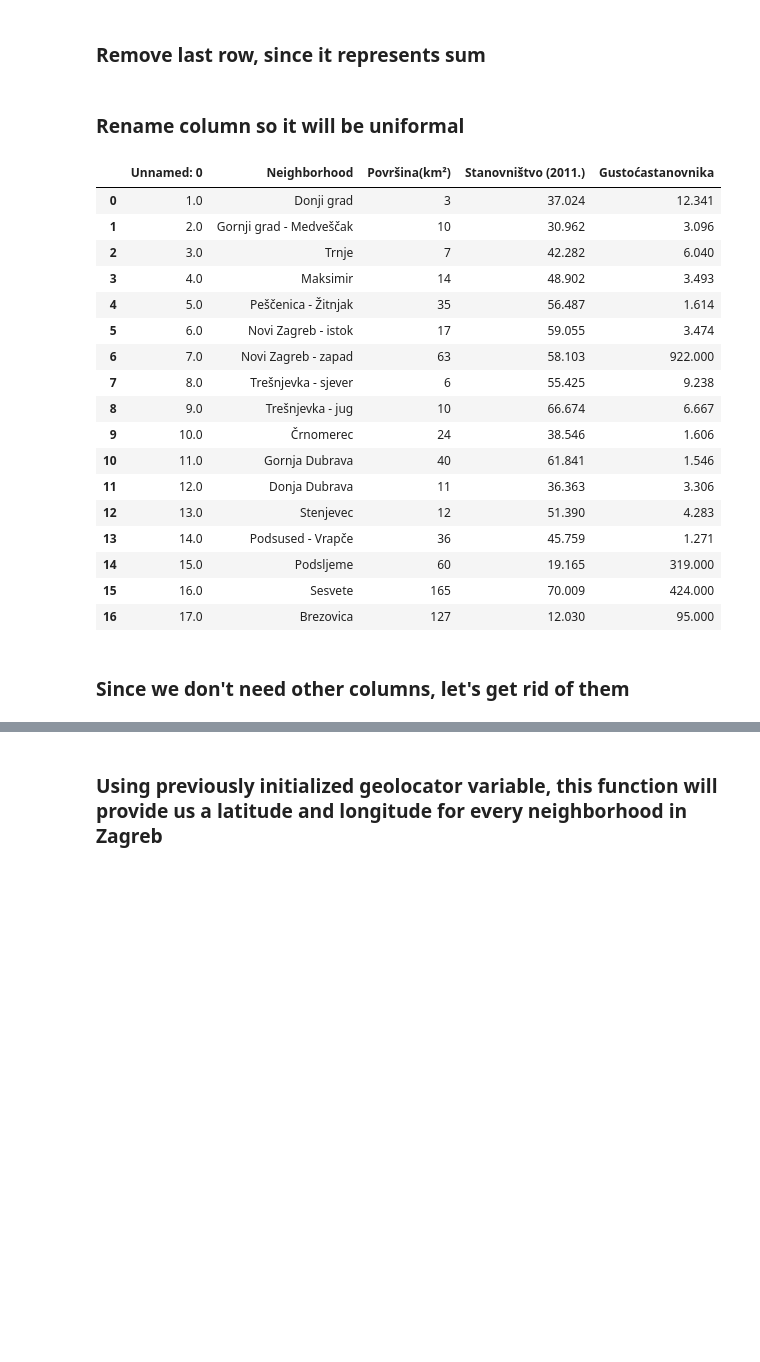
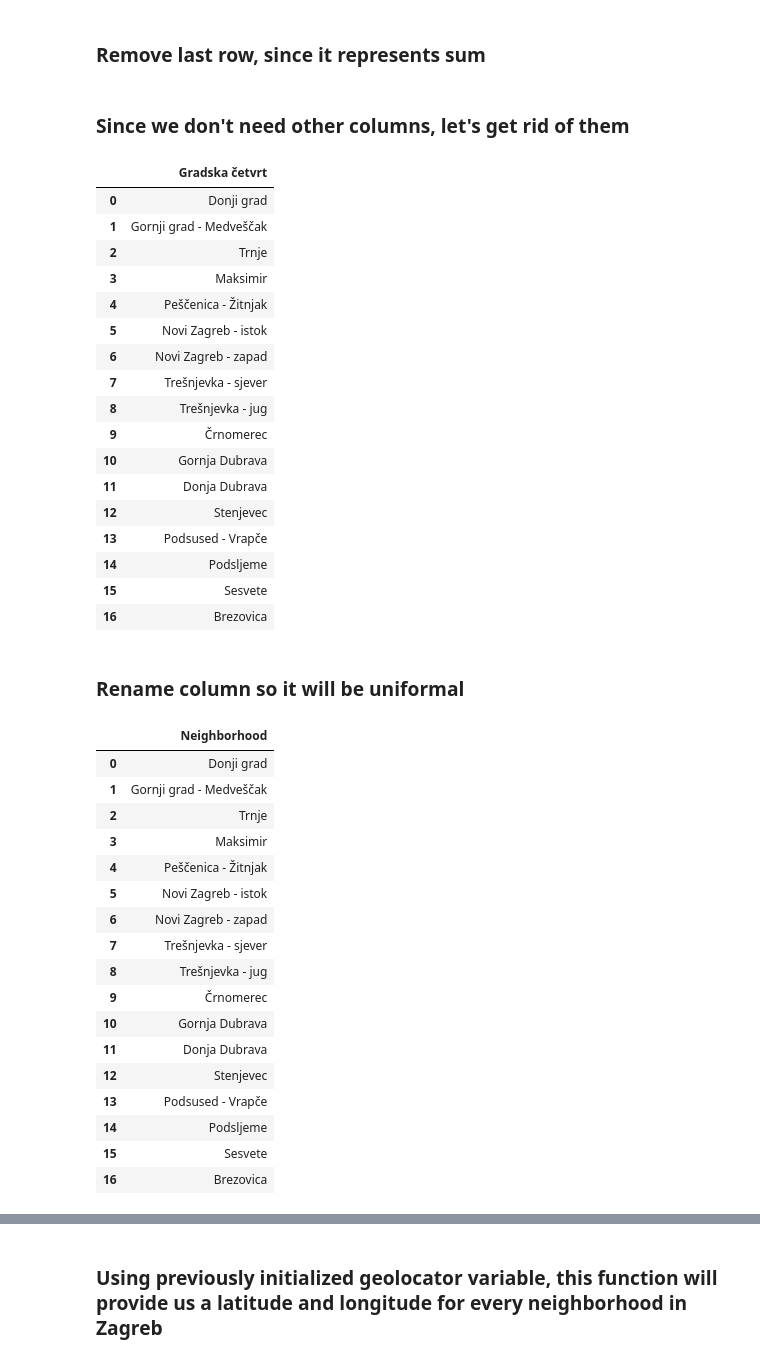
Before and after one commit to milevucko/Coursera_Capstone, a Jupyter notebook: final_1.ipynb, the cells around one changed output, grey strips where cells are left out. Drawn from its saved outputs; the diff is of its cells as text; code cells hidden in the pictures; blank space fills up the shorter version.

```diff
--- a/final_1.ipynb
+++ b/final_1.ipynb
@@ -226,29 +222,51 @@ zagreb_gk = zagreb_gk[0]
 # %%
 zagreb_gk = zagreb_gk.iloc[:-1, :]
 zagreb_gk = zagreb_gk.copy()
+# %% [markdown]
+### Since we don't need other columns, let's get rid of them
+# %%
+zagreb_gk = pd.DataFrame(zagreb_gk['Gradska četvrt'])
+zagreb_gk
+# %% [output]
+|  | Gradska četvrt |
+| 0 | Donji grad |
+| 1 | Gornji grad - Medveščak |
+| 2 | Trnje |
+| 3 | Maksimir |
+| 4 | Peščenica - Žitnjak |
+| 5 | Novi Zagreb - istok |
+| 6 | Novi Zagreb - zapad |
+| 7 | Trešnjevka - sjever |
+| 8 | Trešnjevka - jug |
+| 9 | Črnomerec |
+| 10 | Gornja Dubrava |
+| 11 | Donja Dubrava |
+| 12 | Stenjevec |
+| 13 | Podsused - Vrapče |
+| 14 | Podsljeme |
+| 15 | Sesvete |
+| 16 | Brezovica |
 # %% [markdown]
 ### Rename column so it will be uniformal
 # %%
 zagreb_gk.rename(columns={'Gradska četvrt':'Neighborhood'}, inplace = True)
 zagreb_gk
 # %% [output]
-|  | Unnamed: 0 | Neighborhood | Površina(km²) | Stanovništvo (2011.) | Gustoćastanovnika |
-| 0 | 1.0 | Donji grad | 3 | 37.024 | 12.341 |
-| 1 | 2.0 | Gornji grad - Medveščak | 10 | 30.962 | 3.096 |
-| 2 | 3.0 | Trnje | 7 | 42.282 | 6.040 |
-| 3 | 4.0 | Maksimir | 14 | 48.902 | 3.493 |
-| 4 | 5.0 | Peščenica - Žitnjak | 35 | 56.487 | 1.614 |
-| 5 | 6.0 | Novi Zagreb - istok | 17 | 59.055 | 3.474 |
-| 6 | 7.0 | Novi Zagreb - zapad | 63 | 58.103 | 922.000 |
-| 7 | 8.0 | Trešnjevka - sjever | 6 | 55.425 | 9.238 |
-| 8 | 9.0 | Trešnjevka - jug | 10 | 66.674 | 6.667 |
-| 9 | 10.0 | Črnomerec | 24 | 38.546 | 1.606 |
-| 10 | 11.0 | Gornja Dubrava | 40 | 61.841 | 1.546 |
-| 11 | 12.0 | Donja Dubrava | 11 | 36.363 | 3.306 |
-| 12 | 13.0 | Stenjevec | 12 | 51.390 | 4.283 |
-| 13 | 14.0 | Podsused - Vrapče | 36 | 45.759 | 1.271 |
-| 14 | 15.0 | Podsljeme | 60 | 19.165 | 319.000 |
-| 15 | 16.0 | Sesvete | 165 | 70.009 | 424.000 |
-| 16 | 17.0 | Brezovica | 127 | 12.030 | 95.000 |
+|  | Neighborhood |
+| 0 | Donji grad |
+| 1 | Gornji grad - Medveščak |
+| 2 | Trnje |
+| 3 | Maksimir |
+| 4 | Peščenica - Žitnjak |
+| 5 | Novi Zagreb - istok |
+| 6 | Novi Zagreb - zapad |
+| 7 | Trešnjevka - sjever |
+| 8 | Trešnjevka - jug |
+| 9 | Črnomerec |
+| 10 | Gornja Dubrava |
+| 11 | Donja Dubrava |
+| 12 | Stenjevec |
+| 13 | Podsused - Vrapče |
+| 14 | Podsljeme |
+| 15 | Sesvete |
+| 16 | Brezovica |
-# %% [markdown]
-### Since we don't need other columns, let's get rid of them
```
Also changed, not shown: parts of 32 cells of this notebook.
